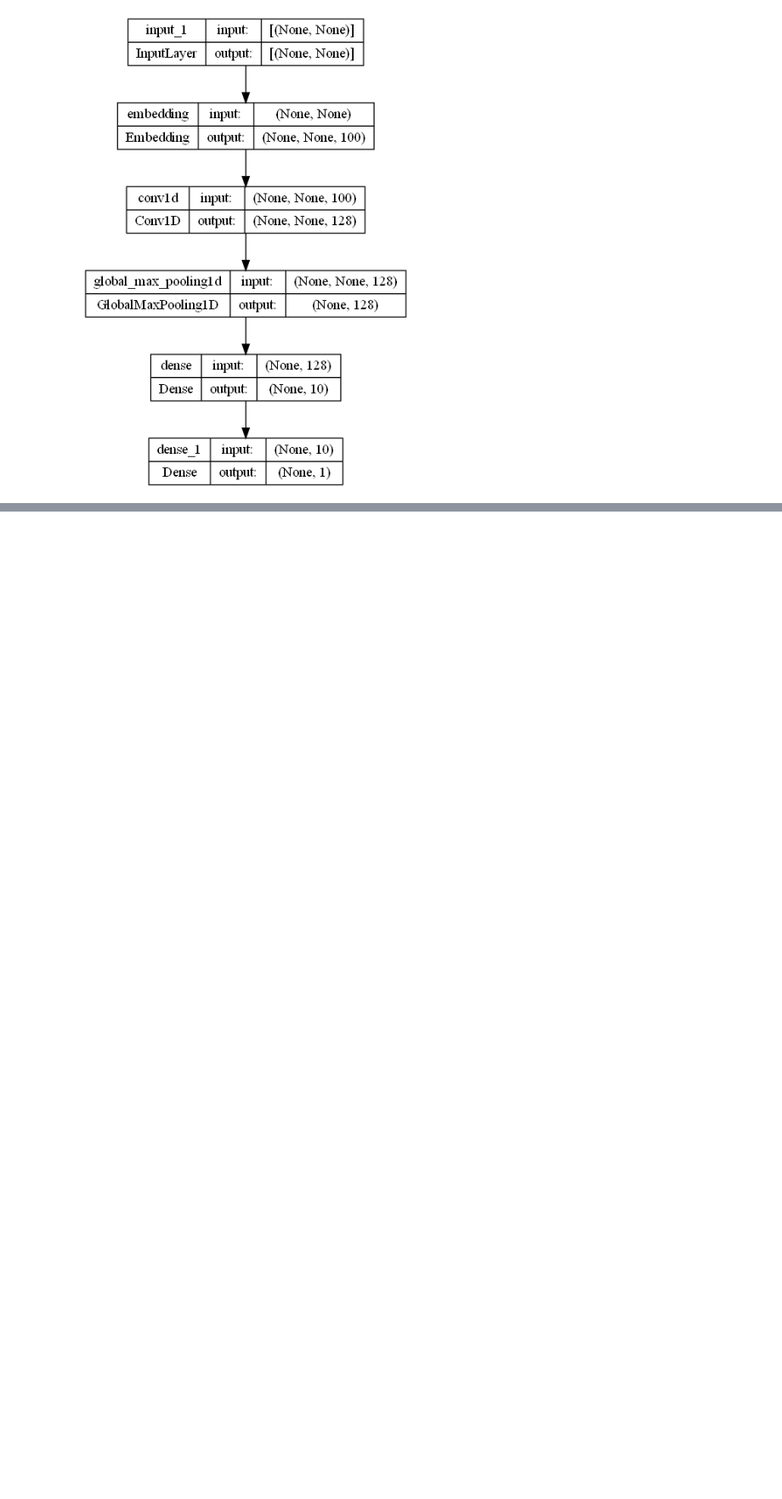
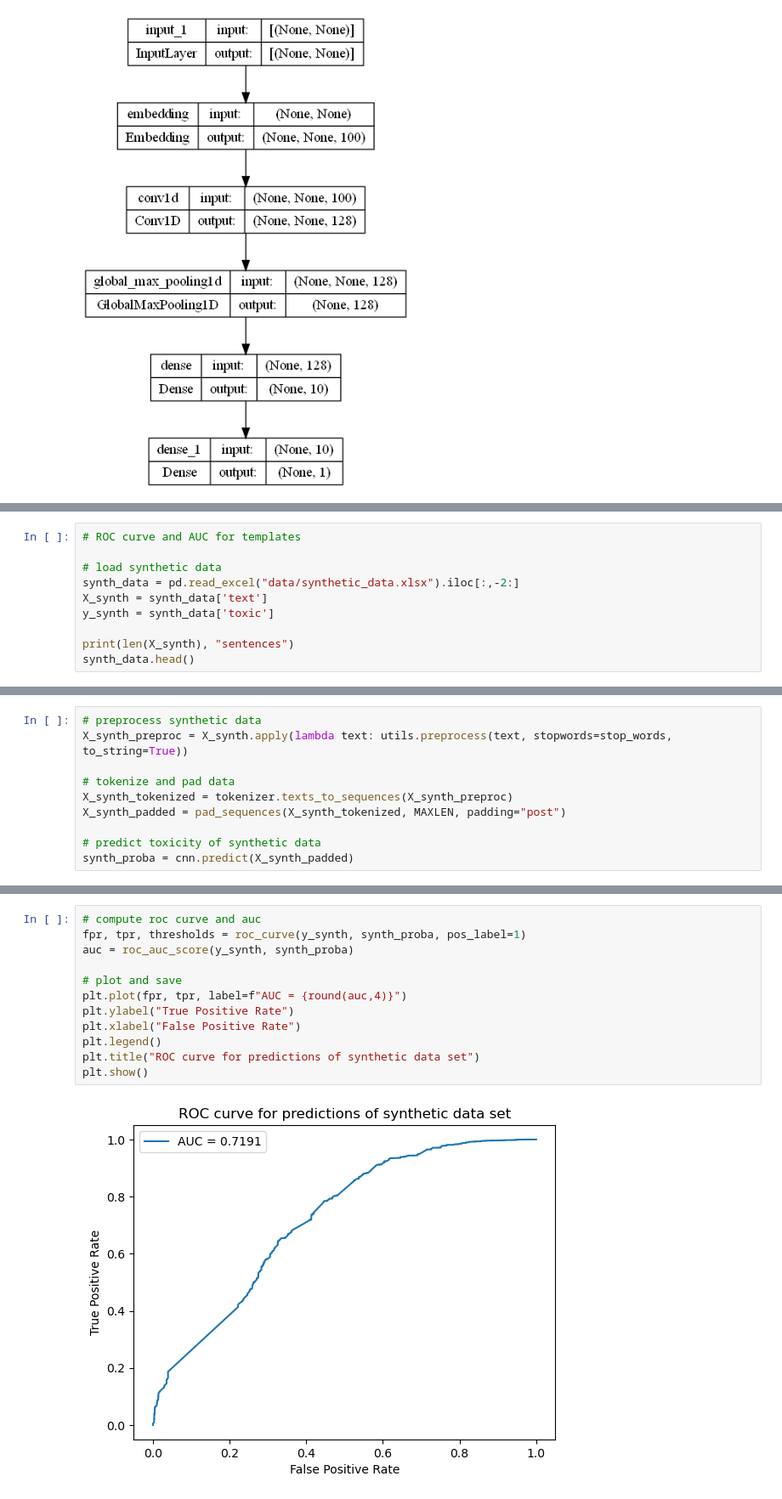
Before and after one commit to MajaMittag/gender-bias_da, a Jupyter notebook: toxicity_detection/main_full_version.ipynb, the cells around one changed output, grey strips where cells are left out. Shown at 85% size. Drawn from its saved outputs; the diff is of its cells as text; blank space fills up the shorter version.

```diff
--- a/toxicity_detection/main_full_version.ipynb
+++ b/toxicity_detection/main_full_version.ipynb
@@ -562,0 +605,10 @@ Prediction : 1
+# %%
+# ROC curve and AUC for templates
+
+# load synthetic data
+synth_data = pd.read_excel("data/synthetic_data.xlsx").iloc[:,-2:]
+X_synth = synth_data['text']
+y_synth = synth_data['toxic']
+
+print(len(X_synth), "sentences")
+synth_data.head()
@@ -562,0 +623,10 @@ Prediction : 1
+# %%
+# preprocess synthetic data
+X_synth_preproc = X_synth.apply(lambda text: utils.preprocess(text, stopwords=stop_words, to_string=True))
+
+# tokenize and pad data
+X_synth_tokenized = tokenizer.texts_to_sequences(X_synth_preproc)
+X_synth_padded = pad_sequences(X_synth_tokenized, MAXLEN, padding="post")
+
+# predict toxicity of synthetic data
+synth_proba = cnn.predict(X_synth_padded)
@@ -562,0 +635,14 @@ Prediction : 1
+# %%
+# compute roc curve and auc
+fpr, tpr, thresholds = roc_curve(y_synth, synth_proba, pos_label=1)
+auc = roc_auc_score(y_synth, synth_proba)
+
+# plot and save
+plt.plot(fpr, tpr, label=f"AUC = {round(auc,4)}")
+plt.ylabel("True Positive Rate")
+plt.xlabel("False Positive Rate")
+plt.legend()
+plt.title("ROC curve for predictions of synthetic data set")
+plt.show()
+# %% [output]
+[figure, added]
```
Also changed, not shown: parts of 11 cells of this notebook, 3 other files.
